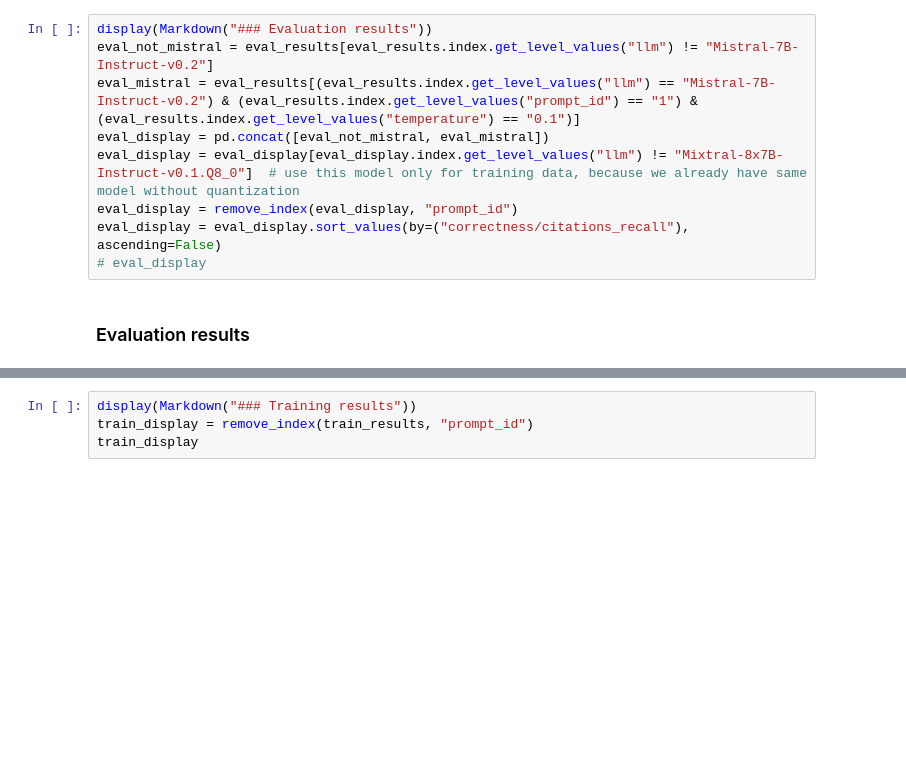
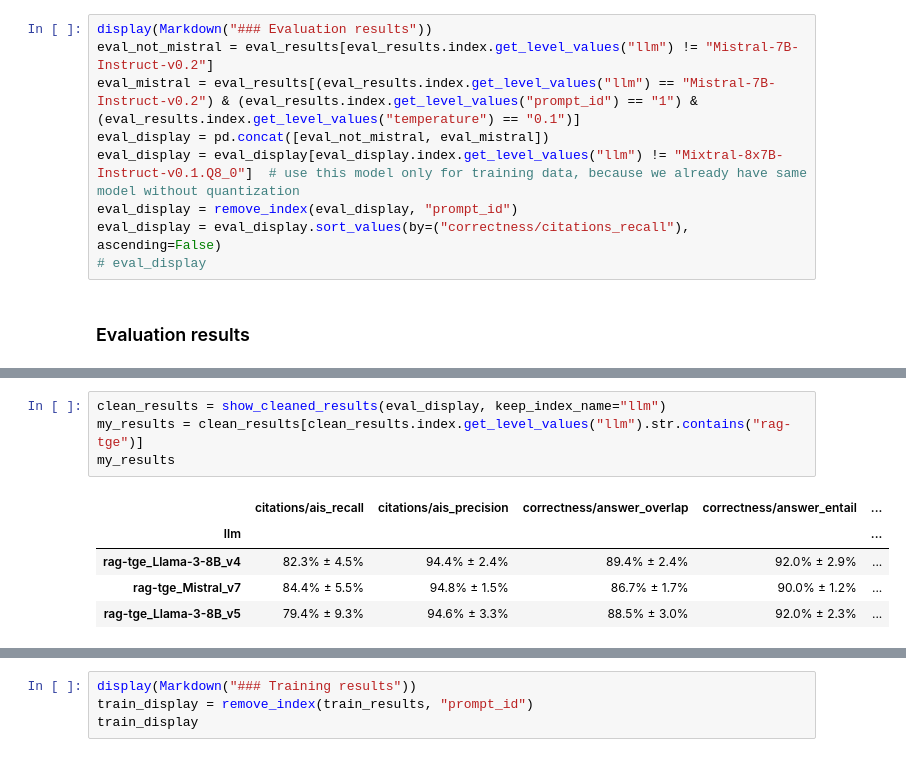
Before and after one commit to tdolega/rag-tge, a Jupyter notebook: src/results.ipynb, the cells around one changed output, grey strips where cells are left out. Cells and saved outputs as stored; diff of their text form; blank space fills up the shorter version.

```diff
--- a/src/results.ipynb
+++ b/src/results.ipynb
@@ -203,4 +203,14 @@ clean_metadata
 | Phi-3-mini-4k-instruct | 0.1 | t5_xxl_true_nli_mixture | Mistral-7B-Instruct-v0.2 | all-MiniLM-L6-v2 | 1 | 8.4 ± 2.7 | 1.6 ± 0.3 | ... |
 | gemma-1.1-2b-it | 0.1 | t5_xxl_true_nli_mixture | Mistral-7B-Instruct-v0.2 | all-MiniLM-L6-v2 | 1 | 1.4 ± 0.0 | 0.1 ± 0.0 | ... |
 | Mistral-7B-Instruct-v0.1 | 0.1 | t5_xxl_true_nli_mixture | Mistral-7B-Instruct-v0.2 | all-MiniLM-L6-v2 | 1 | 1.4 ± 0.1 | 0.0 ± 0.0 | ... |
+# %%
+clean_results = show_cleaned_results(eval_display, keep_index_name="llm")
+my_results = clean_results[clean_results.index.get_level_values("llm").str.contains("rag-tge")]
+my_results
+# %% [output]
+|  | citations/ais_recall | citations/ais_precision | correctness/answer_overlap | correctness/answer_entail | ... |
+| llm |  |  |  |  | ... |
+| rag-tge_Llama-3-8B_v4 | 82.3% ± 4.5% | 94.4% ± 2.4% | 89.4% ± 2.4% | 92.0% ± 2.9% | ... |
+| rag-tge_Mistral_v7 | 84.4% ± 5.5% | 94.8% ± 1.5% | 86.7% ± 1.7% | 90.0% ± 1.2% | ... |
+| rag-tge_Llama-3-8B_v5 | 79.4% ± 9.3% | 94.6% ± 3.3% | 88.5% ± 3.0% | 92.0% ± 2.3% | ... |
 # %%
```
Also changed, not shown: parts of 3 cells of this notebook, 9 other files.
